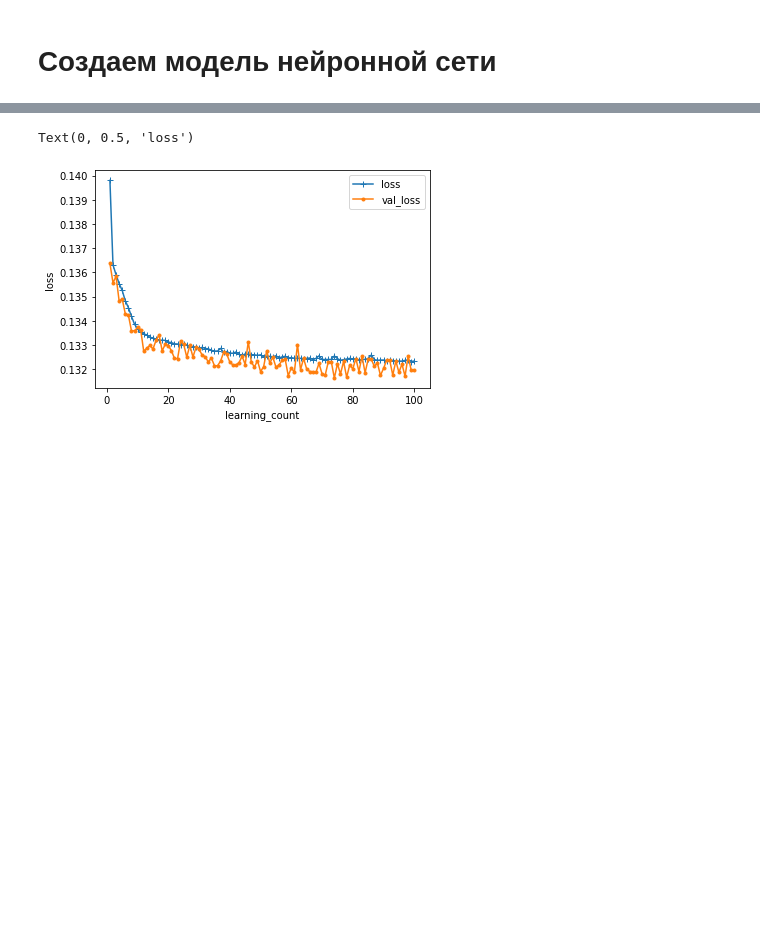
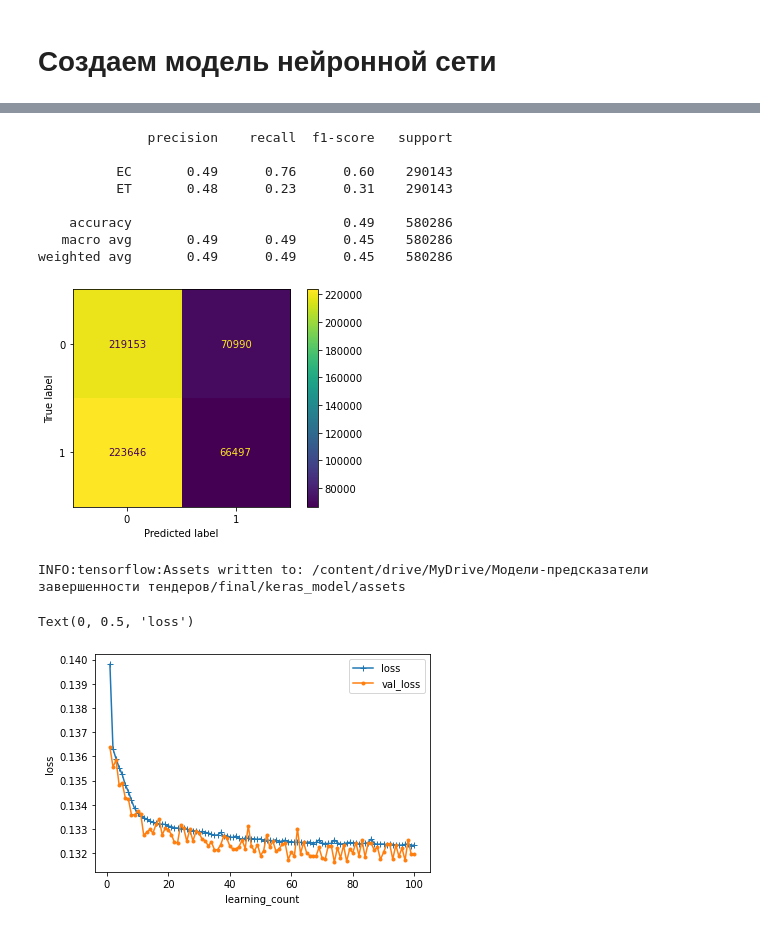
Before and after one commit to danil99152/prediction-of-government-tenders, a Jupyter notebook: forecasting_future_contract_stage.ipynb, the cells around one changed output, grey strips where cells are left out. Drawn from its saved outputs; the diff is of its cells as text; code cells hidden in the pictures; blank space fills up the shorter version.

```diff
--- a/forecasting_future_contract_stage.ipynb
+++ b/forecasting_future_contract_stage.ipynb
@@ -908,6 +885,0 @@ y = np.asarray(y).astype(np.float32)
-# %%
-#сплит бить по времени регистрации
-x_train, x_test, y_train, y_test = train_test_split(x, y, test_size=0.2, random_state=42)
-del x
-del y
-gc.collect()
@@ -926,9 +896,21 @@ print(y_test.shape)
 # %% [markdown]
 # Создаем модель нейронной сети
 # %%
-batch_size = 4000
+batch_size = 1000
 epochs = 100
 learning_rate = 0.01
 
-loss = "mean_squared_error"
+loss = "binary_crossentropy"
 optimizer = optimizers.Adam(lr = learning_rate)
+# %%
+model = Sequential()
+model.add(Dense(units = 20, activation = "sigmoid", input_dim=4, use_bias=False))
+model.add(Dense(units = 20, activation = "sigmoid", use_bias=False))
+model.add(Dense(units = 20, activation = "sigmoid", use_bias=False))
+model.add(Dense(units = 1,  activation = "sigmoid"))
+
+model.compile(loss = loss,
+              optimizer = optimizer,
+              metrics = ["accuracy"])
+
+model.summary()
@@ -935,22 +936,10 @@ optimizer = optimizers.Adam(lr = learning_rate)
 # %%
-model = Sequential()
-model.add(Dense(units = 20, activation = "relu", input_dim=5, use_bias=True))
-model.add(Dense(units = 20, activation = "relu", use_bias=True))
-model.add(Dense(units = 1,  activation = "relu"))
-
-model.compile(loss = loss,
-              optimizer = optimizer,
-              metrics = ["accuracy"])
-
-model.summary()
-
-checkpoint = ModelCheckpoint('model-{epoch:03d}.model',monitor='val_loss',verbose=0,save_best_only=True,mode='auto')
 history = model.fit(x_train,y_train,
                     epochs = epochs,
                     batch_size = batch_size,
                     verbose = 1,
                     validation_data = (x_test,y_test),
-                    callbacks=[checkpoint])
+                    callbacks=None)
 
 score = model.evaluate(x_test,y_test,verbose = 1)
 print("test loss:",score[0])
@@ -975,0 +965,22 @@ test accuracy: 0.8125381469726562
+# %%
+y_pred = np.round(model.predict(x_test))
+print(classification_report(y_test, y_pred, target_names=['EC', 'ET']))
+
+cm = confusion_matrix(y_test, y_pred)
+disp = ConfusionMatrixDisplay(confusion_matrix=cm)
+disp.plot()
+del y_pred
+# %% [output]
+              precision    recall  f1-score   support
+
+          EC       0.49      0.76      0.60    290143
+          ET       0.48      0.23      0.31    290143
+
+    accuracy                           0.49    580286
+   macro avg       0.49      0.49      0.45    580286
+weighted avg       0.49      0.49      0.45    580286
+[figure, added]
+# %%
+model.save('keras_model')
+# %% [output]
+INFO:tensorflow:Assets written to: /content/drive/MyDrive/Модели-предсказатели завершенности тендеров/final/keras_model/assets
```
Also changed, not shown: parts of 27 cells of this notebook.
